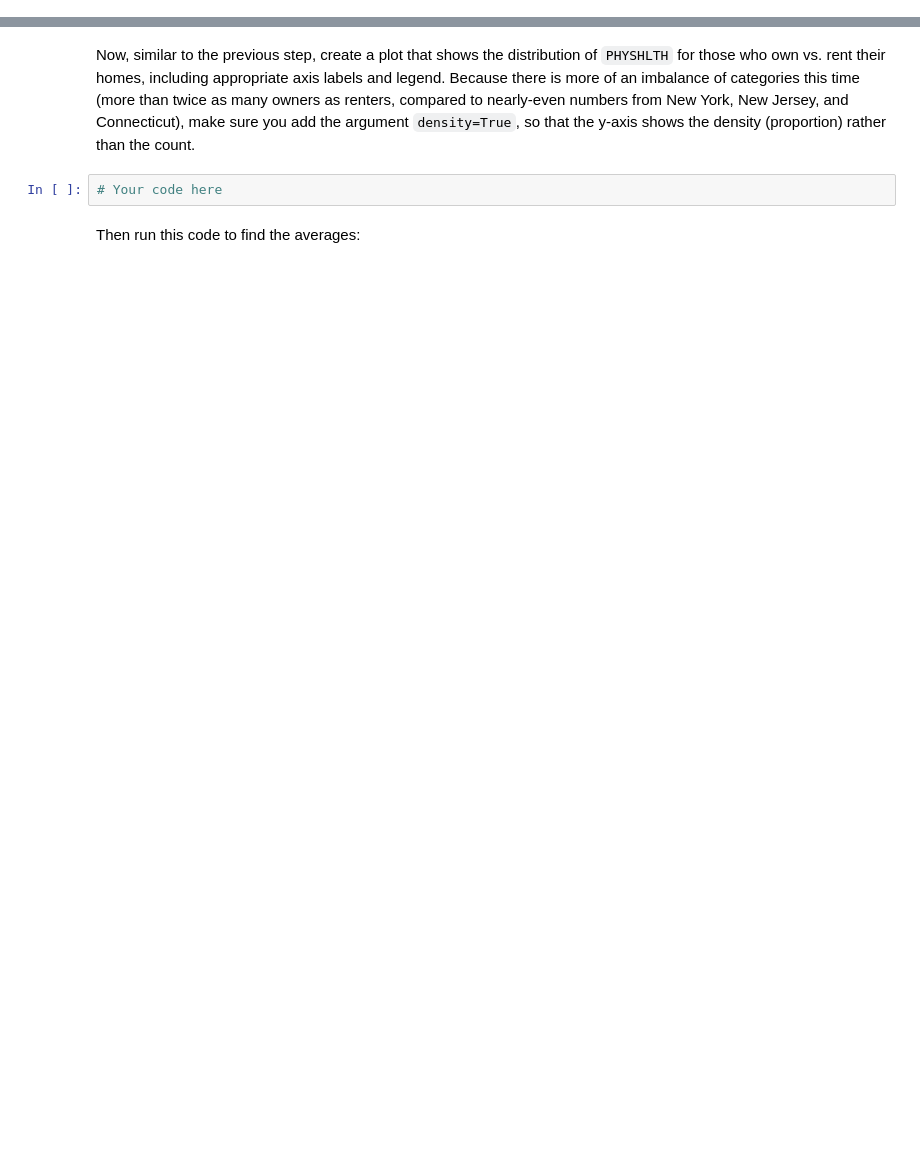
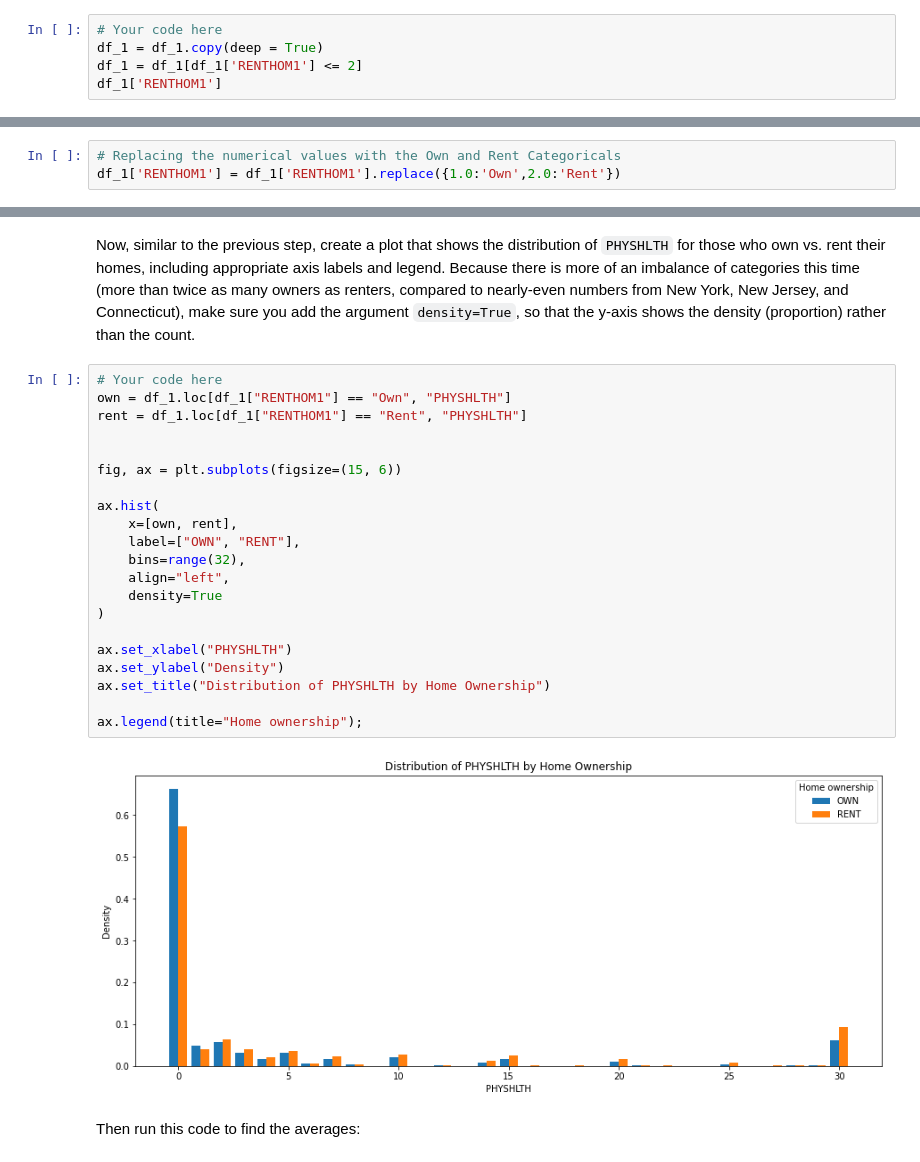
Before and after one commit to Ketty-Odero/dsc-hypothesis-testing-lab, a Jupyter notebook: index.ipynb, the cells around one changed output, grey strips where cells are left out. Saved outputs shown, nothing was run; the diff lists cells and outputs as text; blank space fills up the shorter version.

```diff
--- a/index.ipynb
+++ b/index.ipynb
@@ -372,0 +404,5 @@ In the cell below, modify `df` so that we have dropped all records where the `RE
+# %%
+# Your code here
+df_1 = df_1.copy(deep = True)
+df_1 = df_1[df_1['RENTHOM1'] <= 2]
+df_1['RENTHOM1']
@@ -373,2 +422,5 @@ In the cell below, modify `df` so that we have dropped all records where the `RE
+# %%
+# Replacing the numerical values with the Own and Rent Categoricals
+df_1['RENTHOM1'] = df_1['RENTHOM1'].replace({1.0:'Own',2.0:'Rent'})
 # %%
 # Run this cell without changes
@@ -395,7 +442,28 @@ AssertionError:
 # %% [markdown]
 Now, similar to the previous step, create a plot that shows the distribution of `PHYSHLTH` for those who own vs. rent their homes, including appropriate axis labels and legend. Because there is more of an imbalance of categories this time (more than twice as many owners as renters, compared to nearly-even numbers from New York, New Jersey, and Connecticut), make sure you add the argument `density=True`, so that the y-axis shows the density (proportion) rather than the count.
-# %%
-# Your code here
+# %%
+# Your code here
+own = df_1.loc[df_1["RENTHOM1"] == "Own", "PHYSHLTH"]
+rent = df_1.loc[df_1["RENTHOM1"] == "Rent", "PHYSHLTH"]
+
+
+fig, ax = plt.subplots(figsize=(15, 6))
+
+ax.hist(
+    x=[own, rent],
+    label=["OWN", "RENT"],
+    bins=range(32),
+    align="left",
+    density=True
+)
+
+ax.set_xlabel("PHYSHLTH")
+ax.set_ylabel("Density")
+ax.set_title("Distribution of PHYSHLTH by Home Ownership")
+
+ax.legend(title="Home ownership");
+# %% [output]
+[figure, added]
 # %% [markdown]
 Then run this code to find the averages:
 # %%
```
Also changed, not shown: parts of 32 cells of this notebook.
